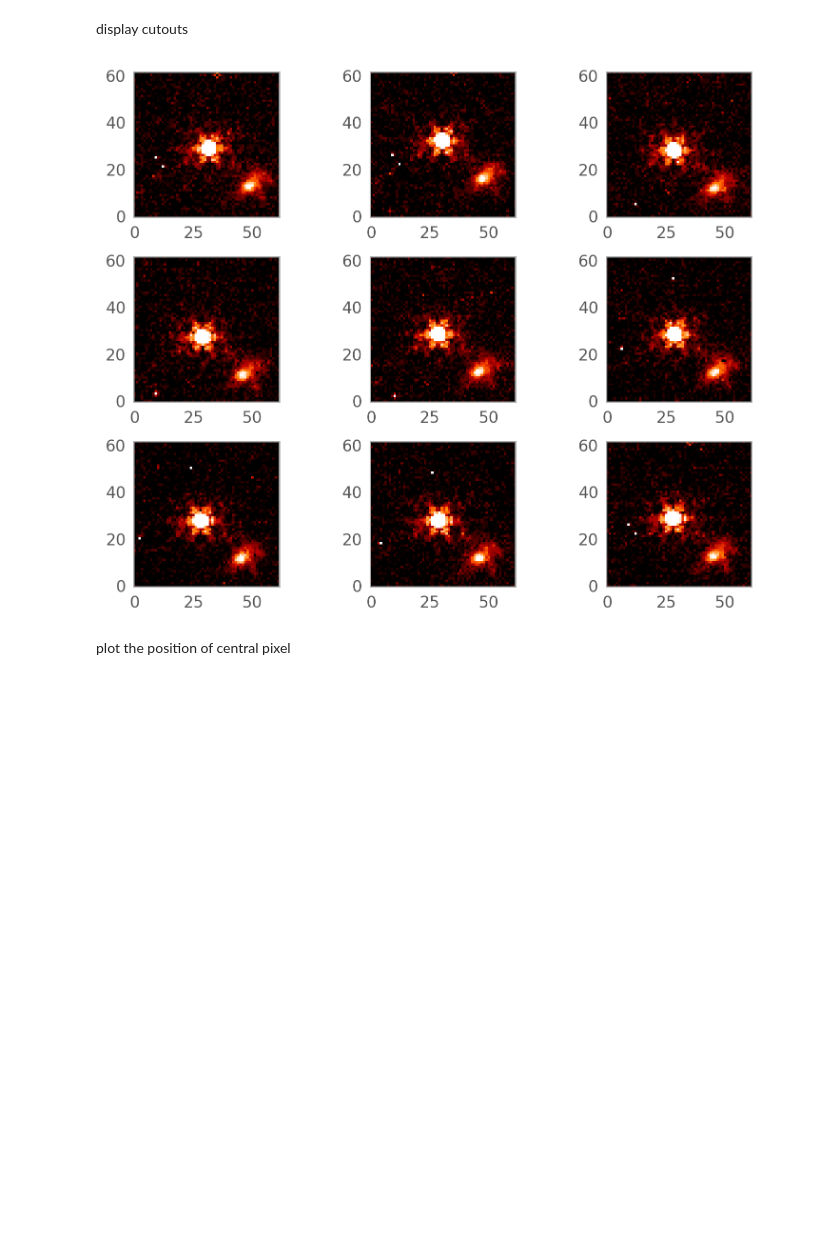
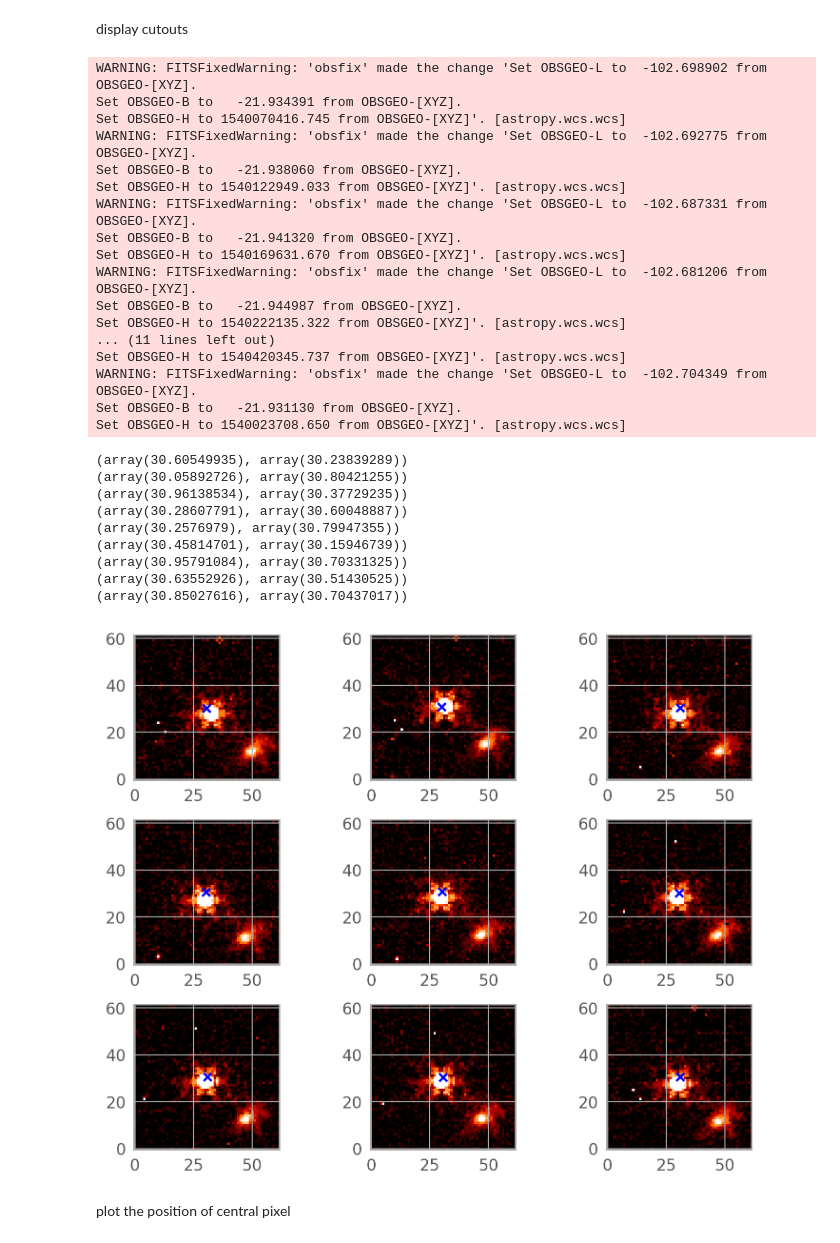
Before and after one commit to Chisen-Lupus/proper-dither, a Jupyter notebook: demo.ipynb, the cells around one changed output. Drawn from its saved outputs; the diff is of its cells as text; code cells hidden in the pictures; blank space fills up the shorter version.

```diff
--- a/demo.ipynb
+++ b/demo.ipynb
@@ -46,9 +46,12 @@ img_paths
  '/quasar/data/GO1764/NIRCam/redux_v01/jw01764001001_02101_00009_nrcblong_cal_bsub_aligned.fits',
  '/quasar/data/GO1764/NIRCam/redux_v01/jw01764001001_02101_00001_nrcblong_cal_bsub_aligned.fits']
 # %%
-coord = SkyCoord("J100758.26+211529.2", unit=(u.hourangle, u.deg), frame='icrs')
+agn_coord = SkyCoord("J100758.26+211529.2", unit=(u.hourangle, u.deg), frame='icrs')
 
-coord
+agn_coord
 # %% [output]
 <SkyCoord (ICRS): (ra, dec) in deg
     (151.99275, 21.25811111)>
+# %%
+hdul = fits.open(fits_path)
+hdul[1].header
@@ -65,7 +86,15 @@ def create_cutout_fits(fits_path, cutout_path, coord, radius):
     '''
     with fits.open(fits_path) as hdul:
         # read file
-        wcs = WCS(hdul['SCI'].header)
+        header = hdul['SCI'].header
+
+        keys_to_remove = [key for key in header if "SIP" in (header.comments[key] or '')]
+        for key in keys_to_remove:
+            del header[key]
+        # print('   ', wcs.sip.a)
+        # wcs.sip = None
+
+        wcs = WCS(header)
         data = hdul['SCI'].data
         pixel_scale = wcs.proj_plane_pixel_scales()[0].value # degrees per pixel
         print(pixel_scale)
@@ -93,14 +122,14 @@ radius = 2 # arcsec
 cutout_dir = '/quasar/yichenliu/cutout'
 cutout_paths = []
 for fits_path in img_paths:
-    print(f'processing {fits_path}')
+    print(f' processing {fits_path}')
     directory = os.path.dirname(fits_path)
     filename = os.path.basename(fits_path)
     cutout_path = os.path.join(cutout_dir, filename[:-5]+'_cutout.fits')
     try:
-        create_cutout_fits(fits_path, cutout_path, coord, 2)
+        create_cutout_fits(fits_path, cutout_path, agn_coord, 2)
     except OSError as E:
-        print(f'ERROR: {E}')
+        print(f'  ERROR: {E}')
     cutout_paths.append(cutout_path)
     # break
 # %% [output]
@@ -194,16 +219,51 @@ display cutouts
 # %%
 fig, axs = plt.subplots(3, 3)
 axs = axs.flat
 
+agn_pixels = []
+
 for i in range(9):
     with fits.open(cutout_paths[i]) as hdul:
         data = hdul[1].data
+        wcs = WCS(hdul[1].header)
+        agn_pixel = wcs.world_to_pixel(agn_coord)
+        print(agn_pixel)
         axs[i].imshow(stretch(data))
-        axs[i].grid(False)
+        axs[i].scatter(agn_pixel[0], agn_pixel[1], marker='x', c='b', zorder=10)
+        agn_pixels.append(agn_pixel)
+        # axs[i].grid(False)
+
+agn_pixels = np.array(agn_pixels)
 
 plt.tight_layout()
 # %% [output]
+WARNING: FITSFixedWarning: 'obsfix' made the change 'Set OBSGEO-L to  -102.698902 from OBSGEO-[XYZ].
+Set OBSGEO-B to   -21.934391 from OBSGEO-[XYZ].
+Set OBSGEO-H to 1540070416.745 from OBSGEO-[XYZ]'. [astropy.wcs.wcs]
+WARNING: FITSFixedWarning: 'obsfix' made the change 'Set OBSGEO-L to  -102.692775 from OBSGEO-[XYZ].
+Set OBSGEO-B to   -21.938060 from OBSGEO-[XYZ].
+Set OBSGEO-H to 1540122949.033 from OBSGEO-[XYZ]'. [astropy.wcs.wcs]
+WARNING: FITSFixedWarning: 'obsfix' made the change 'Set OBSGEO-L to  -102.687331 from OBSGEO-[XYZ].
+Set OBSGEO-B to   -21.941320 from OBSGEO-[XYZ].
+Set OBSGEO-H to 1540169631.670 from OBSGEO-[XYZ]'. [astropy.wcs.wcs]
+WARNING: FITSFixedWarning: 'obsfix' made the change 'Set OBSGEO-L to  -102.681206 from OBSGEO-[XYZ].
+Set OBSGEO-B to   -21.944987 from OBSGEO-[XYZ].
+Set OBSGEO-H to 1540222135.322 from OBSGEO-[XYZ]'. [astropy.wcs.wcs]
+... (11 lines left out)
+Set OBSGEO-H to 1540420345.737 from OBSGEO-[XYZ]'. [astropy.wcs.wcs]
+WARNING: FITSFixedWarning: 'obsfix' made the change 'Set OBSGEO-L to  -102.704349 from OBSGEO-[XYZ].
+Set OBSGEO-B to   -21.931130 from OBSGEO-[XYZ].
+Set OBSGEO-H to 1540023708.650 from OBSGEO-[XYZ]'. [astropy.wcs.wcs]
+(array(30.60549935), array(30.23839289))
+(array(30.05892726), array(30.80421255))
+(array(30.96138534), array(30.37729235))
+(array(30.28607791), array(30.60048887))
+(array(30.2576979), array(30.79947355))
+(array(30.45814701), array(30.15946739))
+(array(30.95791084), array(30.70331325))
+(array(30.63552926), array(30.51430525))
+(array(30.85027616), array(30.70437017))
-[figure, old version]
+[figure, new version]
 # %% [markdown]
 plot the position of central pixel
 # %%
```
Also changed, not shown: parts of 5 cells of this notebook.
